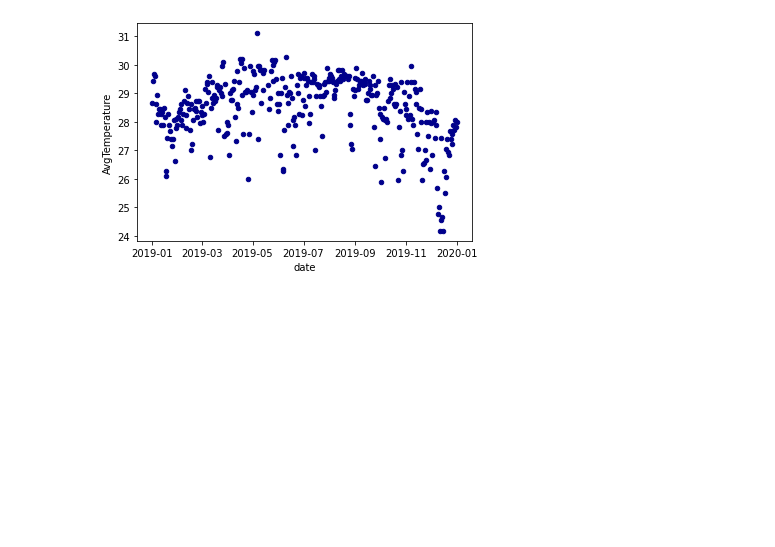
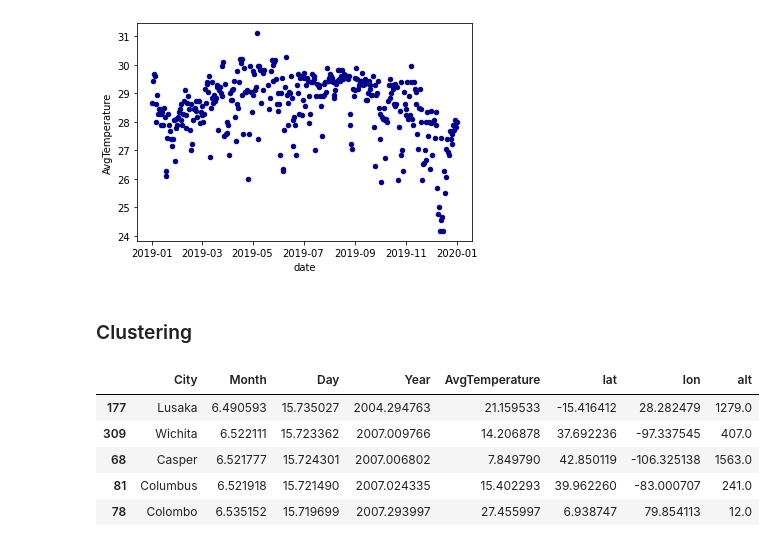
Before and after one commit to LorisMercier/DataMining, a Jupyter notebook: projet.ipynb, the cells around one changed output. Cells and saved outputs as stored; diff of their text form; code cells hidden in the pictures; blank space fills up the shorter version.

```diff
--- a/projet.ipynb
+++ b/projet.ipynb
@@ -189,0 +214,2 @@ tt[tt.Country == 'Singapore'][tt.Year == 2019.0].plot.scatter(x='date', y='AvgTe
+# %% [markdown]
+### Clustering
@@ -189,0 +219,10 @@ tt[tt.Country == 'Singapore'][tt.Year == 2019.0].plot.scatter(x='date', y='AvgTe
+# %%
+df_city = df.groupby(['City']).mean().reset_index()
+df_city.sample(5)
+# %% [output]
+|  | City | Month | Day | Year | AvgTemperature | lat | lon | alt |
+| 177 | Lusaka | 6.490593 | 15.735027 | 2004.294763 | 21.159533 | -15.416412 | 28.282479 | 1279.0 |
+| 309 | Wichita | 6.522111 | 15.723362 | 2007.009766 | 14.206878 | 37.692236 | -97.337545 | 407.0 |
+| 68 | Casper | 6.521777 | 15.724301 | 2007.006802 | 7.849790 | 42.850119 | -106.325138 | 1563.0 |
+| 81 | Columbus | 6.521918 | 15.721490 | 2007.024335 | 15.402293 | 39.962260 | -83.000707 | 241.0 |
+| 78 | Colombo | 6.535152 | 15.719699 | 2007.293997 | 27.455997 | 6.938747 | 79.854113 | 12.0 |
```
Also changed, not shown: parts of 25 cells of this notebook, 1 other file.
